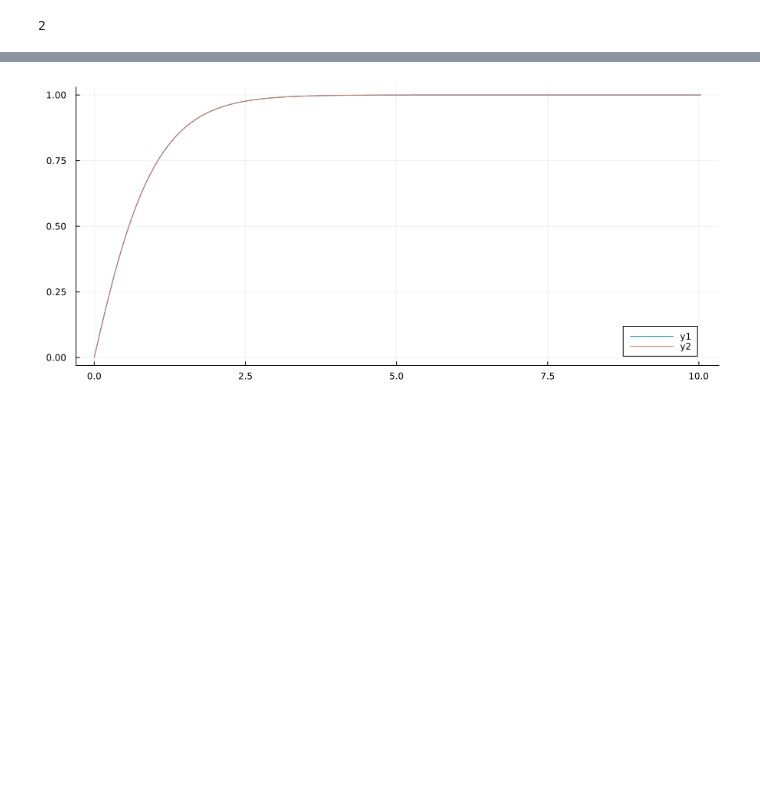
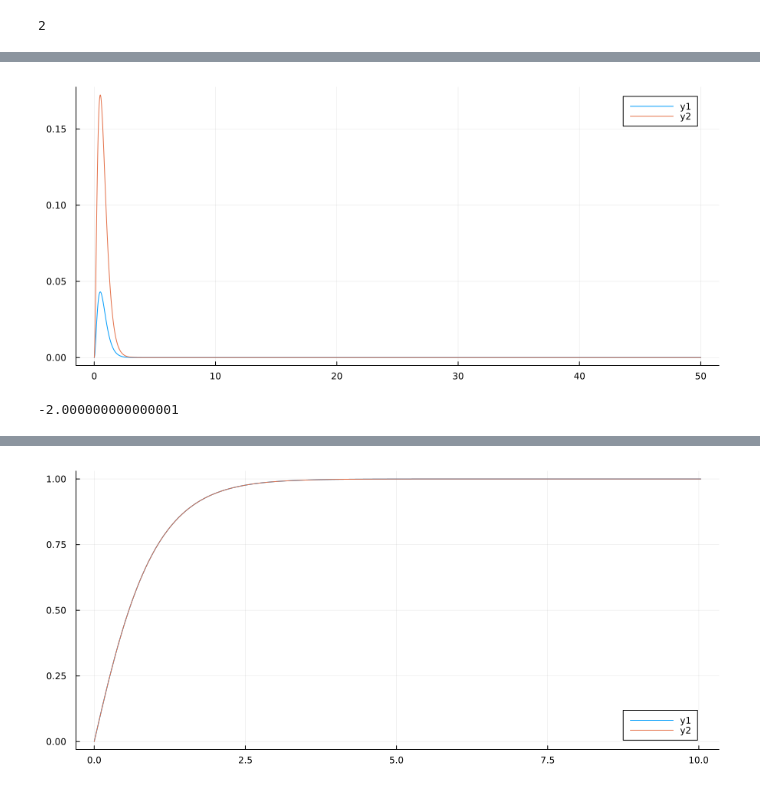
Before and after one commit to zeledon14/SchrodingerEquationSolver.jl, a Jupyter notebook: src/density_potentials.ipynb, the cells around one changed output, grey strips where cells are left out. Cells and saved outputs as stored; diff of their text form; code cells hidden in the pictures; blank space fills up the shorter version.

```diff
--- a/src/density_potentials.ipynb
+++ b/src/density_potentials.ipynb
@@ -47,0 +215,13 @@ basis= AtomBasisSet.init_atom_basis_set(Z, grid);
+# %%
+density_out= Density.calculate_density(basis);
+density_in= Density.linear_mixing(density_in, density_out, alpha=0.25);
+# %%
+plot!(grid, [density_in.*grid.^2, density_out.*grid.^2])
+plot!(size=(900,400))
+# %% [output]
+[figure, added]
+# %%
+C_in= MathUtils.integral(grid,(4.0.*pi.*density_in.*grid_sqrt))
+C_out= MathUtils.integral(grid,(4.0.*pi.*density_out.*grid_sqrt))
+# %% [output]
+-2.000000000000001
```
Also changed, not shown: parts of 23 cells of this notebook.
